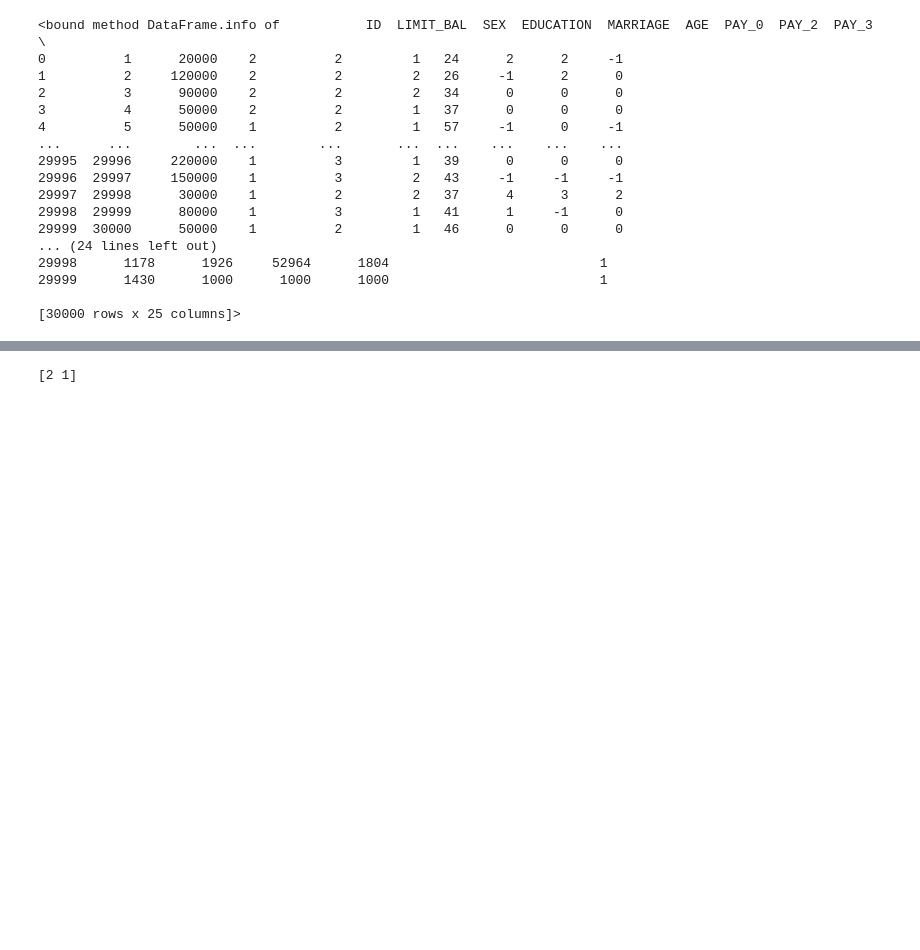
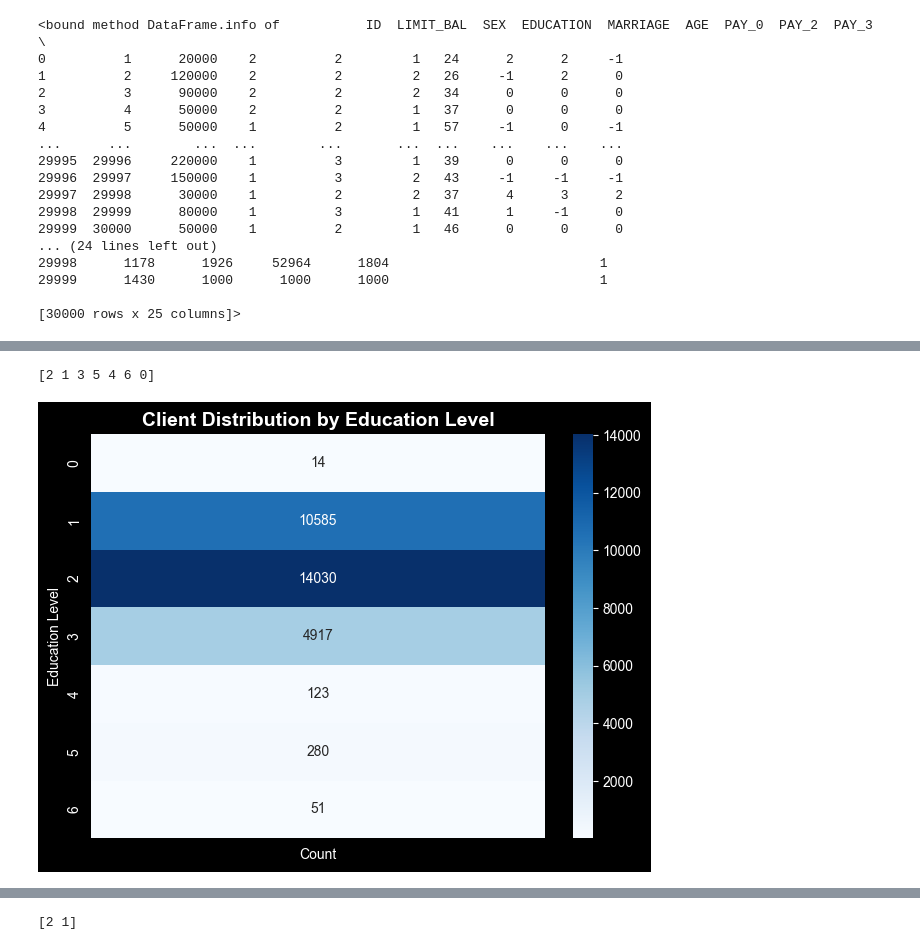
Before and after one commit to titusk2/DS-7331-, a Jupyter notebook: DS-7331 Mini Lab_Final_V2.ipynb, the cells around one changed output, grey strips where cells are left out. Cells and saved outputs as stored; diff of their text form; code cells hidden in the pictures; blank space fills up the shorter version.

```diff
--- a/DS-7331 Mini Lab_Final_V2.ipynb
+++ b/DS-7331 Mini Lab_Final_V2.ipynb
@@ -103,0 +125,27 @@ print(marriage)
+# %%
+sex = df["EDUCATION"].unique()
+print(sex)
+# %% [output]
+[2 1 3 5 4 6 0]
+# %%
+heatmap_data = (
+    df["EDUCATION"]
+    .value_counts()
+    .sort_index()
+    .to_frame(name="Count")
+)
+
+sns.heatmap(
+    heatmap_data,
+    cmap="Blues",
+    annot=True,
+    fmt="d"
+)
+
+plt.title("Client Distribution by Education Level", fontsize=14, fontweight="bold")
+plt.xlabel("")
+plt.ylabel("Education Level")
+plt.tight_layout()
+plt.show()
+# %% [output]
+[figure, added]
```
Also changed, not shown: parts of 25 cells of this notebook.
